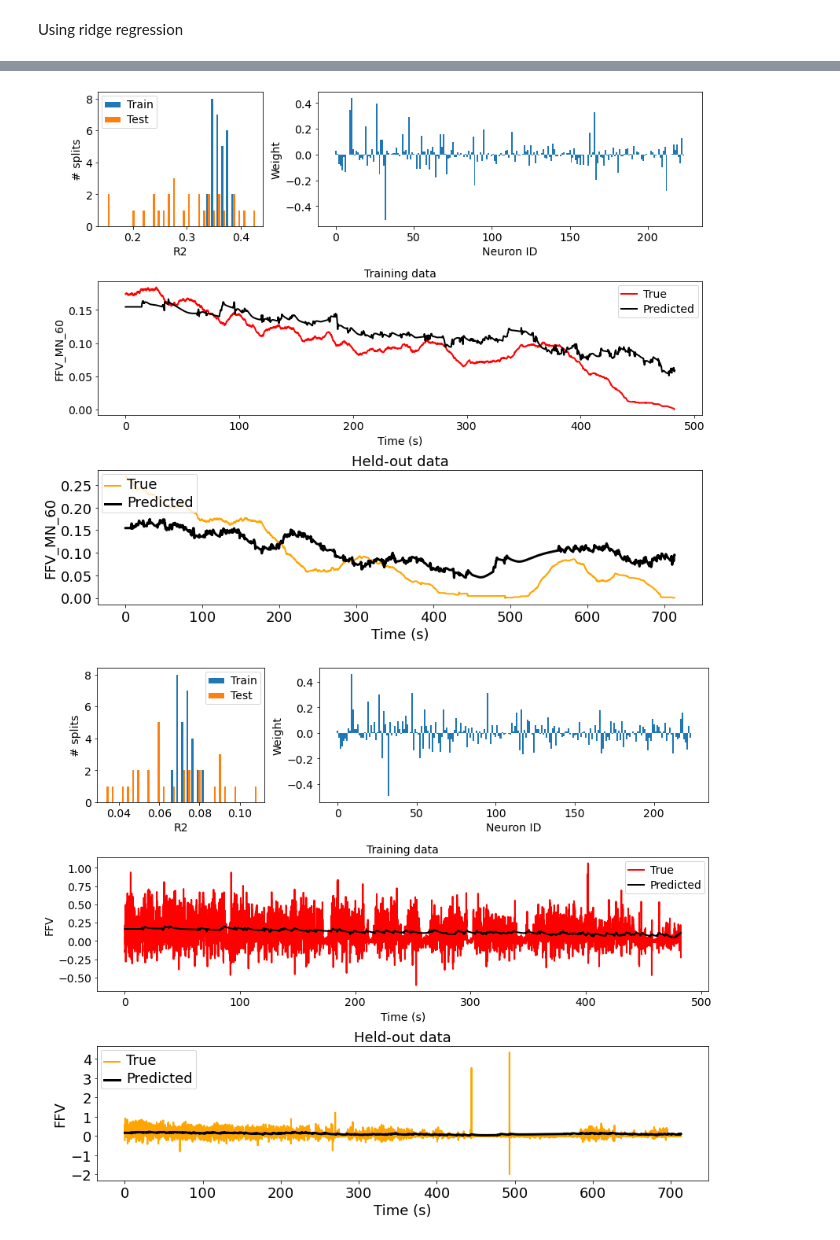
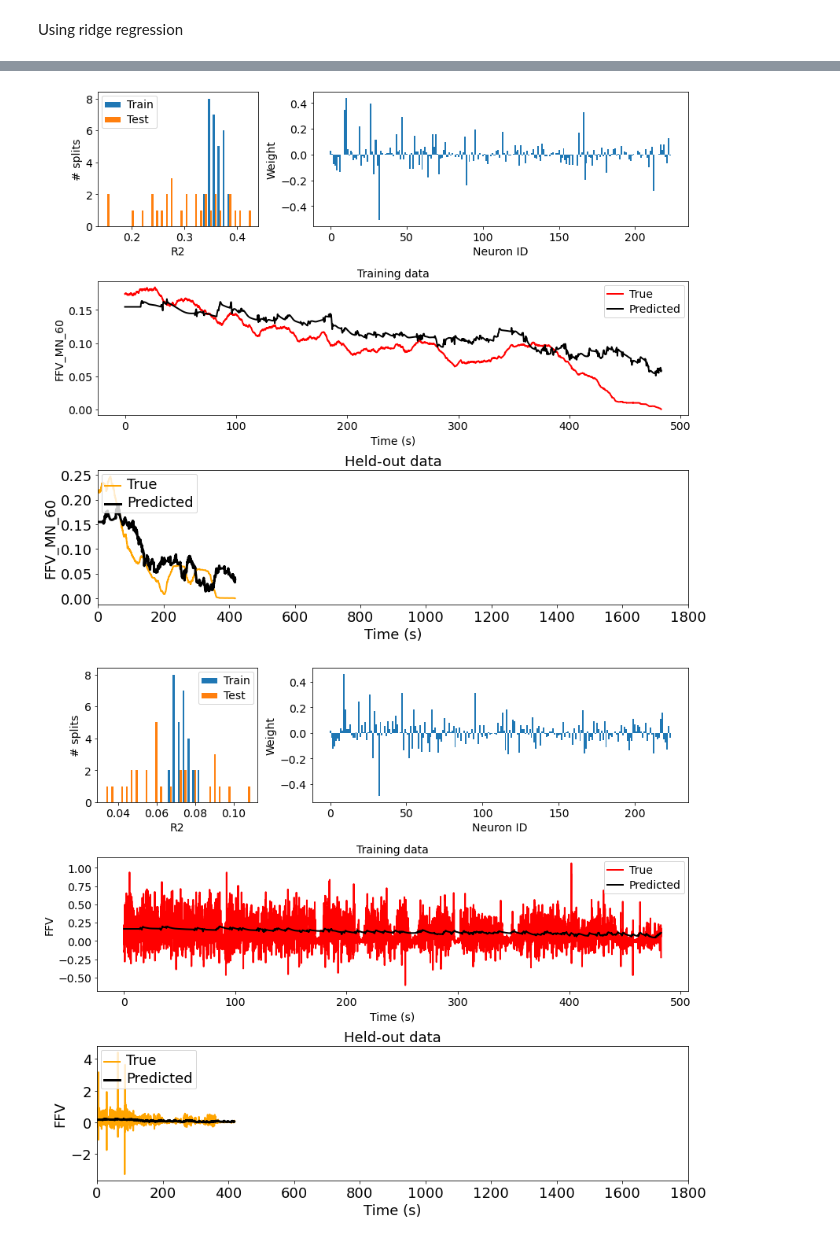
Before and after one commit to rkp8000/inferring-neural-codes, a Jupyter notebook: 5_F_fit_ffv_smooth_baker_ppln.ipynb, the cells around one changed output, grey strips where cells are left out. Drawn from its saved outputs; the diff is of its cells as text; code cells hidden in the pictures.

```diff
--- a/5_F_fit_ffv_smooth_baker_ppln.ipynb
+++ b/5_F_fit_ffv_smooth_baker_ppln.ipynb
@@ -103,31 +107,33 @@ Fitting...
 # %%
 TRAIN_IDX_PLOT = 12
-TEST_IDX_PLOT = 16
+TEST_IDX_PLOT = 6
+
+# for Dyn neurons compare split 0, test idxs 5 & 6 to show how thing being predicted is how quickly F slows down over trial
 
 data = np.load(FSAVE, allow_pickle=True)[0]
 
 for targ in TARGS:
     gs = gridspec.GridSpec(3, 3)
 
     fig = plt.figure(figsize=(12, 10), tight_layout=True)
     axs = [fig.add_subplot(gs[0, 0]), fig.add_subplot(gs[0, 1:]), fig.add_subplot(gs[1, :]), fig.add_subplot(gs[2, :])]
 
     axs[0].hist(np.transpose([data['r2_train'][targ], data['r2_test'][targ]]), bins=30)
     axs[0].legend(['Train', 'Test'])
     set_plot(axs[0], x_label='R2', y_label='# splits', font_size=14)
 
     axs[1].bar(np.arange(data['w'][targ].shape[1]), np.mean(data['w'][targ], axis=0), width=1)
     set_plot(axs[1], x_label='Neuron ID', y_label='Weight', font_size=14)
 
     axs[2].plot(np.arange(len(data['ys_train'][targ][0][TRAIN_IDX_PLOT]))/30.03, data['ys_train'][targ][0][TRAIN_IDX_PLOT], c='r', lw=2)
     axs[2].plot(np.arange(len(data['y_hats_train'][targ][0][TRAIN_IDX_PLOT]))/30.03, data['y_hats_train'][targ][0][TRAIN_IDX_PLOT], c='k', lw=2)
     axs[2].legend(['True', 'Predicted'])
     set_plot(axs[2], x_label='Time (s)', y_label=targ, title='Training data', font_size=14)
 
     axs[3].plot(np.arange(len(data['ys_test'][targ][0][TEST_IDX_PLOT]))/30.03, data['ys_test'][targ][0][TEST_IDX_PLOT], c='orange', lw=2)
     axs[3].plot(np.arange(len(data['y_hats_test'][targ][0][TEST_IDX_PLOT]))/30.03, data['y_hats_test'][targ][0][TEST_IDX_PLOT], c='k', lw=3)
     axs[3].legend(['True', 'Predicted'], loc='upper left')
-    set_plot(axs[3], x_label='Time (s)', y_label=targ, title='Held-out data', font_size=18)
+    set_plot(axs[3], x_lim=(0, 1800), x_label='Time (s)', y_label=targ, title='Held-out data', font_size=18)
 # %% [output]
-[figure, old version]
+[figure, new version]
-[figure, old version]
+[figure, new version]
```
Also changed, not shown: parts of 3 cells of this notebook, 1 other file.
